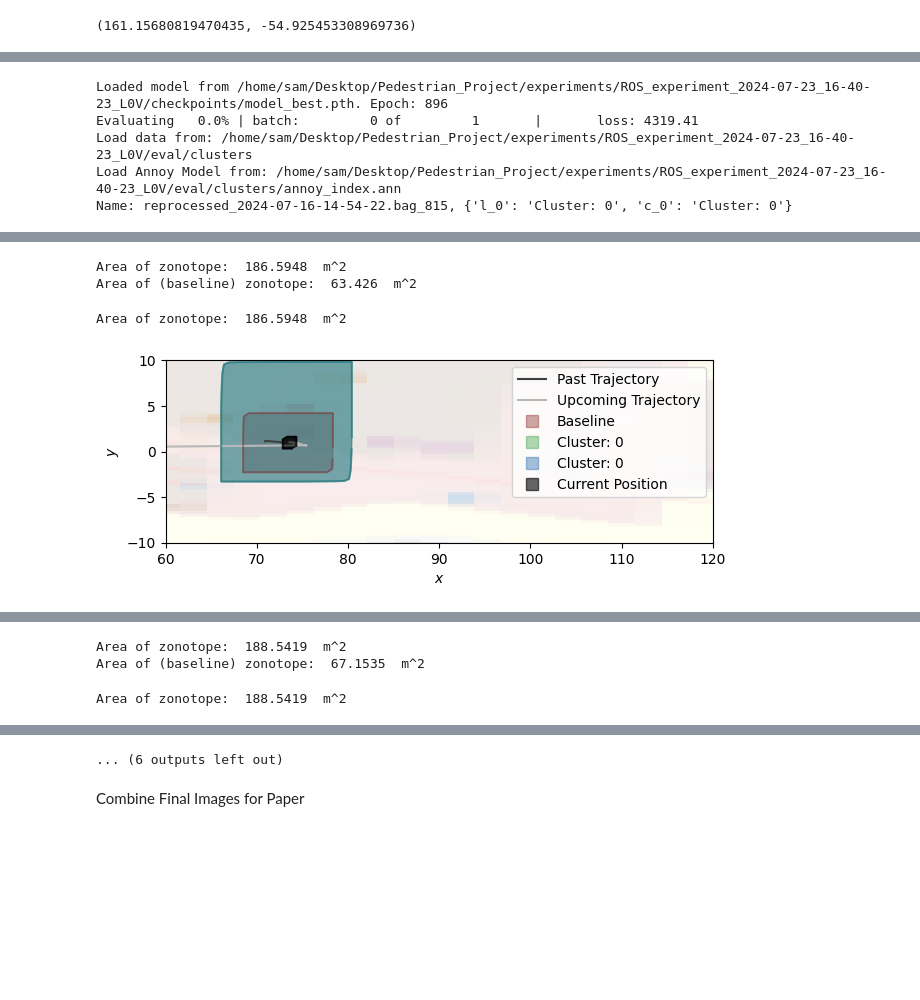
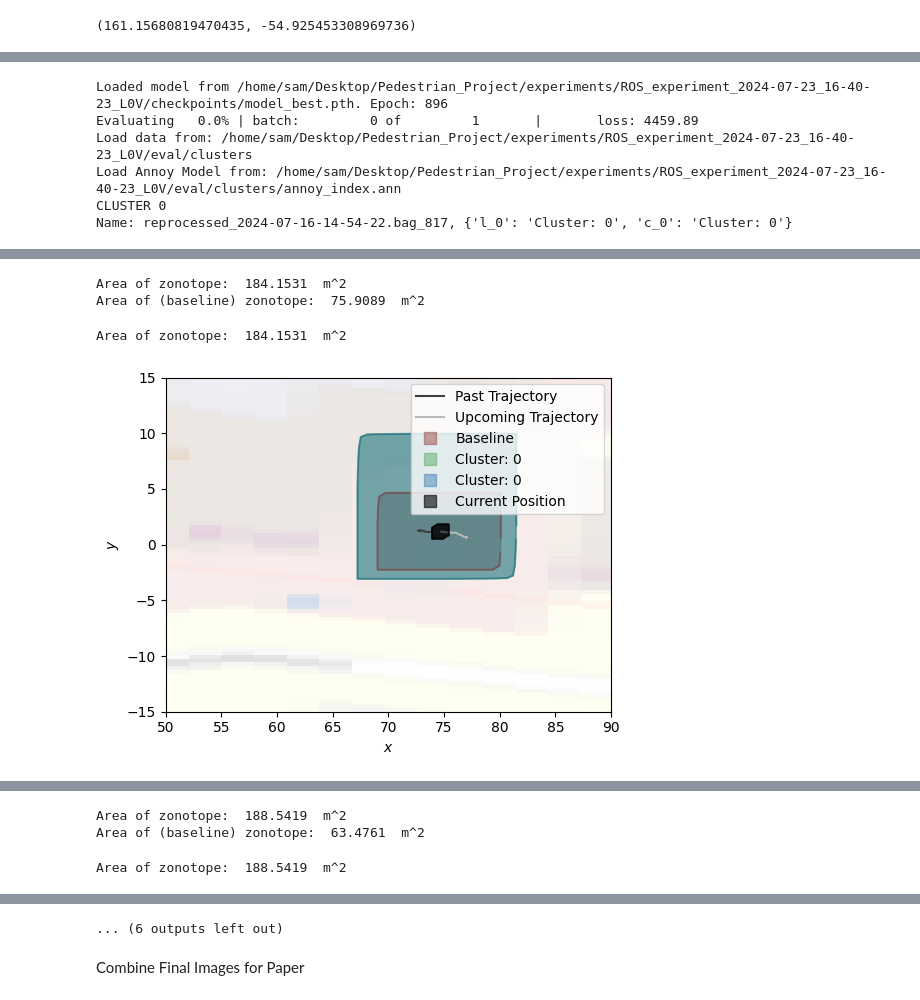
Before and after one commit to kfragkedaki/Pedestrian_Project, a Jupyter notebook: labeling_oracle_SVEAData.ipynb, the cells around one changed output, grey strips where cells are left out. Cells and saved outputs as stored; diff of their text form; code cells hidden in the pictures; blank space fills up the shorter version.

Commit message:
finished zonotope --> plot ipynb

```diff
--- a/labeling_oracle_SVEAData.ipynb
+++ b/labeling_oracle_SVEAData.ipynb
@@ -25,7 +29,7 @@ LABELS
  'not_cross': 5,
  'unknown': 6}
 # %%
-model_file = 'ROS_experiment_2024-07-23_16-40-23_L0V'
+model_file = 'ROS_trained_on_SVEA'
 
 index = 2
 index_data = 0
@@ -336,7 +394,7 @@ width, height
 config['pattern'] = None
 
 TEST_TRAJECTORIES = [
-    'reprocessed_2024-07-16-14-54-22.bag_815',
+    'reprocessed_2024-07-16-14-54-22.bag_817',
     'reprocessed_2024-07-16-14-54-22.bag_908',
     'reprocessed_2024-07-16-14-54-22.bag_1015',
 ]
@@ -347,6 +405,7 @@ for name in TEST_TRAJECTORIES:
 
     trajectory, l = get_test_label(test_labeling_oracle)
     c = get_cluster(config_test, test_labeling_oracle)
+    print('CLUSTER', c)
     test_cases = {f'l_{0}': f'Cluster: {0}', f'c_{c}': f'Cluster: {c}'}
 
     print(f"Name: {name},", test_cases)
@@ -372,5 +431,6 @@ TSTransformerEncoder(
 Loaded model from /home/sam/Desktop/Pedestrian_Project/experiments/ROS_experiment_2024-07-23_16-40-23_L0V/checkpoints/model_best.pth. Epoch: 896
-Evaluating   0.0% | batch:         0 of         1       |       loss: 4319.41
+Evaluating   0.0% | batch:         0 of         1       |       loss: 4459.89
 Load data from: /home/sam/Desktop/Pedestrian_Project/experiments/ROS_experiment_2024-07-23_16-40-23_L0V/eval/clusters
 Load Annoy Model from: /home/sam/Desktop/Pedestrian_Project/experiments/ROS_experiment_2024-07-23_16-40-23_L0V/eval/clusters/annoy_index.ann
-Name: reprocessed_2024-07-16-14-54-22.bag_815, {'l_0': 'Cluster: 0', 'c_0': 'Cluster: 0'}
+CLUSTER 0
+Name: reprocessed_2024-07-16-14-54-22.bag_817, {'l_0': 'Cluster: 0', 'c_0': 'Cluster: 0'}
@@ -378,4 +438,4 @@ Name: reprocessed_2024-07-16-14-54-22.bag_815, {'l_0': 'Cluster: 0', 'c_0': 'Clu
-Area of zonotope:  186.5948  m^2
-Area of (baseline) zonotope:  63.426  m^2
+Area of zonotope:  184.1531  m^2
+Area of (baseline) zonotope:  75.9089  m^2
-Area of zonotope:  186.5948  m^2
+Area of zonotope:  184.1531  m^2
-[figure, old version]
+[figure, new version]
@@ -405,3 +466,3 @@ Name: reprocessed_2024-07-16-14-54-22.bag_908, {'l_0': 'Cluster: 0', 'c_0': 'Clu
 Area of zonotope:  188.5419  m^2
-Area of (baseline) zonotope:  67.1535  m^2
+Area of (baseline) zonotope:  63.4761  m^2
 Area of zonotope:  188.5419  m^2
```
Also changed, not shown: parts of 12 cells of this notebook, 3 other files.
